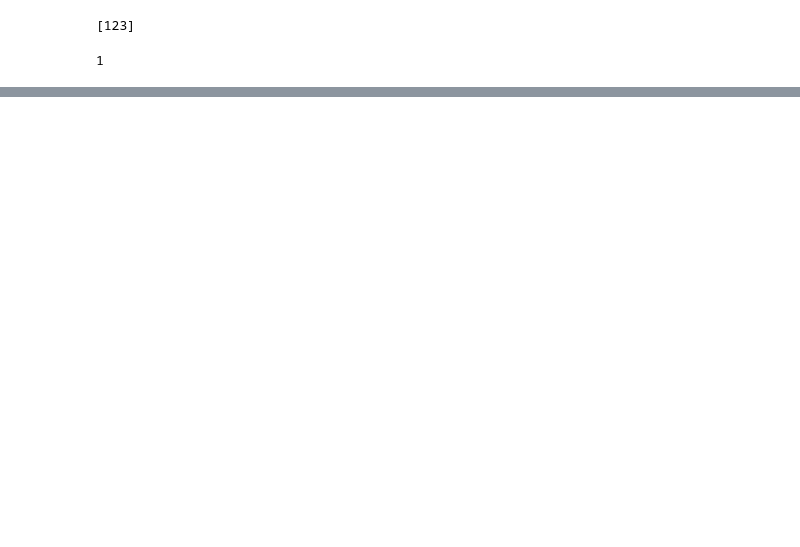
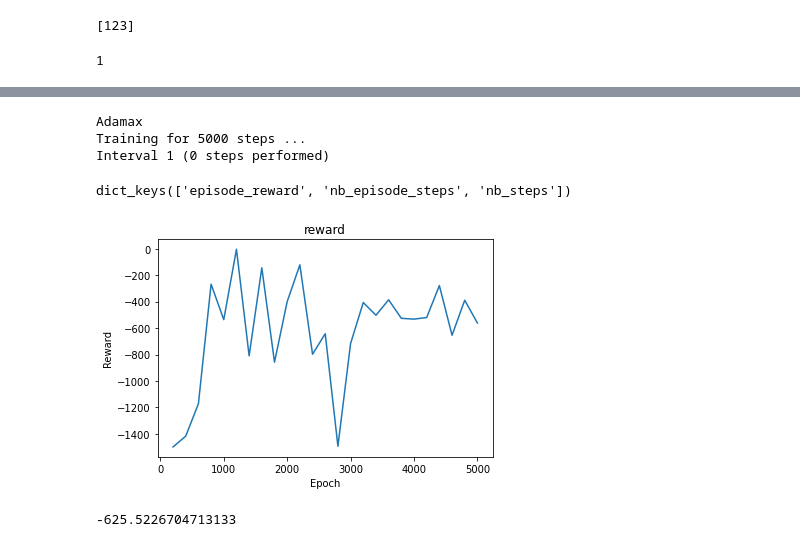
Before and after one commit to abirhazra/Reinforcement-Learning, a Jupyter notebook: DDPG_agent(Actor_Critic)_with_Keras_RL_.ipynb, the cells around one changed output, grey strips where cells are left out. Cells and saved outputs as stored; diff of their text form; code cells hidden in the pictures; blank space fills up the shorter version.

```diff
--- a/DDPG_agent(Actor_Critic)_with_Keras_RL_.ipynb
+++ b/DDPG_agent(Actor_Critic)_with_Keras_RL_.ipynb
@@ -118,0 +247,29 @@ TypeError: ignored
+# %%
+# del dqn
+# dqn = build_agent(model, actions)
+# dqn.compile(Adamax(learning_rate=1e-2), metrics=['mae'])
+# history=dqn.fit(env, nb_steps=10000, visualize=False, verbose=1)
+
+agent.compile(Adamax(learning_rate=1e-2), metrics=['mae'])
+
+history = agent.fit(env, nb_steps= 5000, visualize= False, verbose=1, nb_max_episode_steps=200)
+# %% [output]
+Adamax
+Training for 5000 steps ...
+Interval 1 (0 steps performed)
+# %%
+print(history.history.keys())
+hist4=history
+# %% [output]
+dict_keys(['episode_reward', 'nb_episode_steps', 'nb_steps'])
+# %%
+plt.plot(hist4.history['nb_steps'],hist4.history['episode_reward'])
+# plt.plot(hist.history[])
+plt.title('reward')
+plt.ylabel('Reward')
+plt.xlabel('Epoch')
+plt.show()
+print(np.mean(hist4.history['episode_reward']))
+# %% [output]
+[figure, added]
+-625.5226704713133
```
Also changed, not shown: parts of 16 cells of this notebook.
